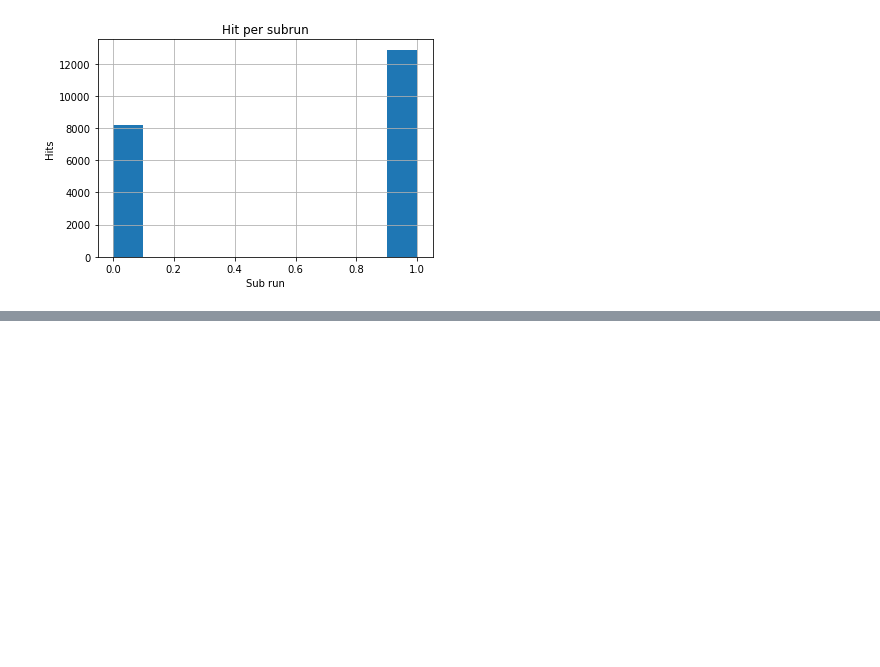
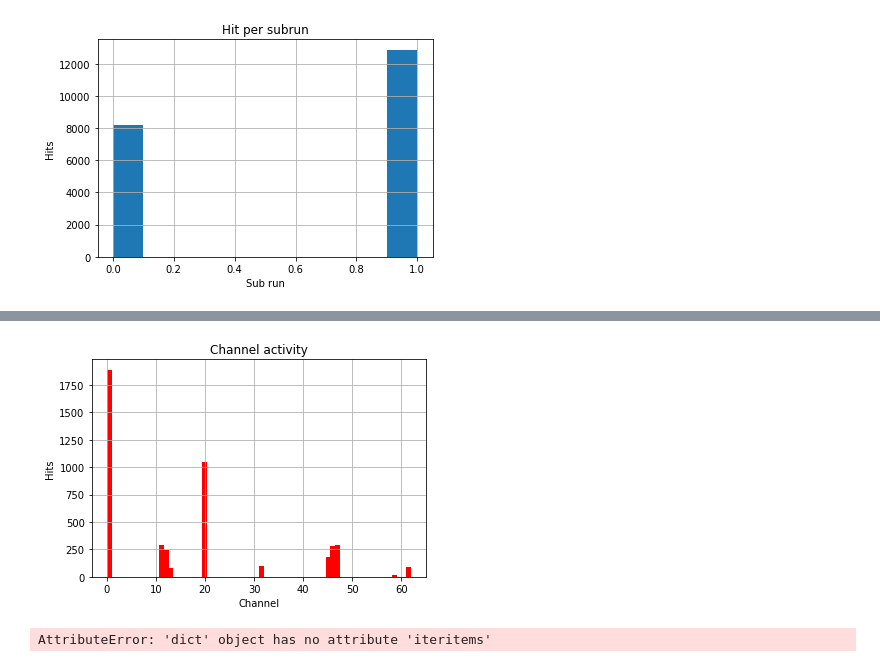
Before and after one commit to bortalberto/python_exam, a Jupyter notebook: Exam.ipynb, the cells around one changed output, grey strips where cells are left out. Cells and saved outputs as stored; diff of their text form; code cells hidden in the pictures; blank space fills up the shorter version.

Commit message:
First commit of my project

```diff
--- a/Exam.ipynb
+++ b/Exam.ipynb
@@ -3,4 +18,4 @@ from lib import elaboration
 # %%
-TL_run_11 = elaboration.Run("/home/alb/corso_python/exam_project/data/RUN_11","TM")
+TM_run_11 = elaboration.Run("/home/alb/corso_python/exam_project/data/RUN_11","TL")
 # %% [output]
 CONF_log_2
@@ -58,0 +31,8 @@ TypeError: 'DataFrame' object is not callable
+# %%
+TM_run_11.plot_channel_activity()
+# %% [output]
+[figure, added]
+# %%
+TM_run_11.configuration.conf_dict.iteritems()
+# %% [output]
+AttributeError: 'dict' object has no attribute 'iteritems'
```
Also changed, not shown: parts of 12 cells of this notebook, 14 other files.
